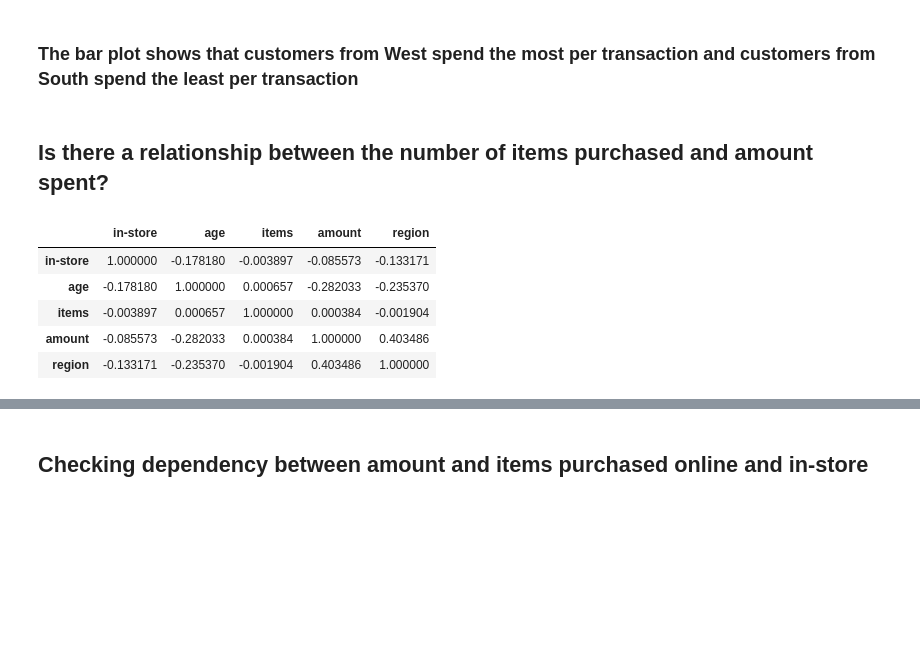
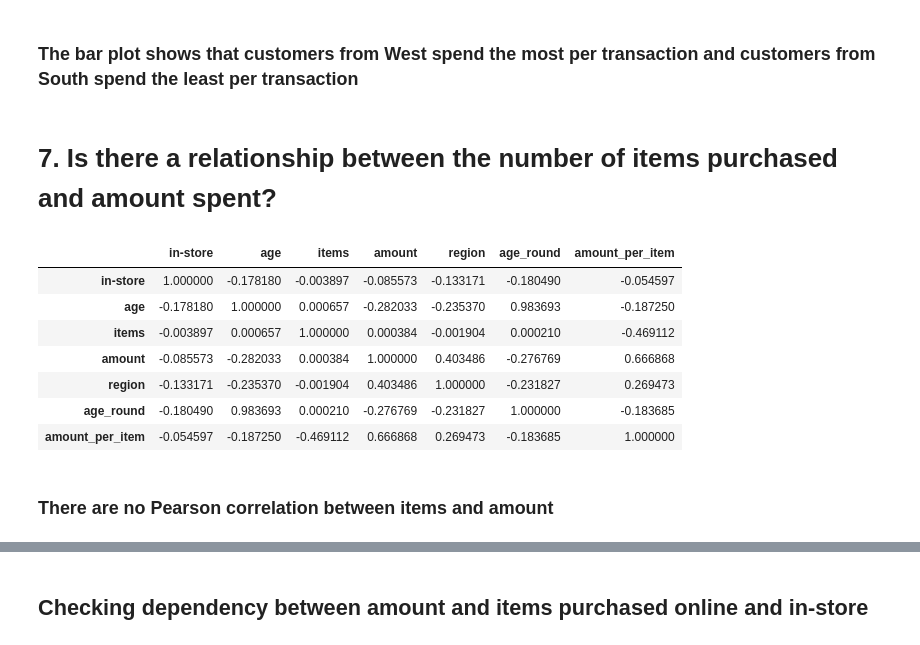
Before and after one commit to apaleczek1/ubiqum, a Jupyter notebook: Task1/Task1.ipynb, the cells around one changed output, grey strips where cells are left out. Saved outputs shown, nothing was run; the diff lists cells and outputs as text; code cells hidden in the pictures; blank space fills up the shorter version.

```diff
--- a/Task1/Task1.ipynb
+++ b/Task1/Task1.ipynb
@@ -95,7 +115,7 @@ Dataset do not contain missing values
 # %% [markdown]
 Age rounded to nearest tenth
 # %%
-data['age_round'] = (data['age']/10).round()*10
+data['age_round'] = ((data['age']/10).round()*10).astype(int)
 # %% [markdown]
 Amount spend per item
 # %%
@@ -151,13 +209,17 @@ plt.show()
 # %% [markdown]
 ### The bar plot shows that customers from West spend the most per transaction and customers from South spend the least per transaction
 # %% [markdown]
-## Is there a relationship between the number of items purchased and amount spent?
+# 7. Is there a relationship between the number of items purchased and amount spent?
 # %%
-data.corr()
+data.corr('pearson')
 # %% [output]
-|  | in-store | age | items | amount | region |
-| in-store | 1.000000 | -0.178180 | -0.003897 | -0.085573 | -0.133171 |
-| age | -0.178180 | 1.000000 | 0.000657 | -0.282033 | -0.235370 |
-| items | -0.003897 | 0.000657 | 1.000000 | 0.000384 | -0.001904 |
-| amount | -0.085573 | -0.282033 | 0.000384 | 1.000000 | 0.403486 |
-| region | -0.133171 | -0.235370 | -0.001904 | 0.403486 | 1.000000 |
+|  | in-store | age | items | amount | region | age_round | amount_per_item |
+| in-store | 1.000000 | -0.178180 | -0.003897 | -0.085573 | -0.133171 | -0.180490 | -0.054597 |
+| age | -0.178180 | 1.000000 | 0.000657 | -0.282033 | -0.235370 | 0.983693 | -0.187250 |
+| items | -0.003897 | 0.000657 | 1.000000 | 0.000384 | -0.001904 | 0.000210 | -0.469112 |
+| amount | -0.085573 | -0.282033 | 0.000384 | 1.000000 | 0.403486 | -0.276769 | 0.666868 |
+| region | -0.133171 | -0.235370 | -0.001904 | 0.403486 | 1.000000 | -0.231827 | 0.269473 |
+| age_round | -0.180490 | 0.983693 | 0.000210 | -0.276769 | -0.231827 | 1.000000 | -0.183685 |
+| amount_per_item | -0.054597 | -0.187250 | -0.469112 | 0.666868 | 0.269473 | -0.183685 | 1.000000 |
+# %% [markdown]
+### There are no Pearson correlation between items and amount
```
Also changed, not shown: parts of 35 cells of this notebook.
